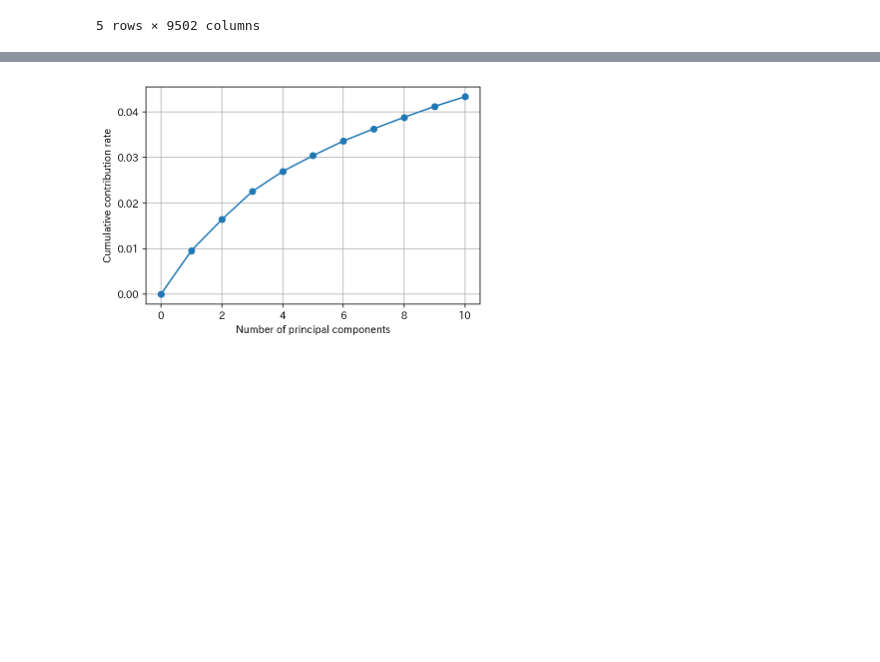
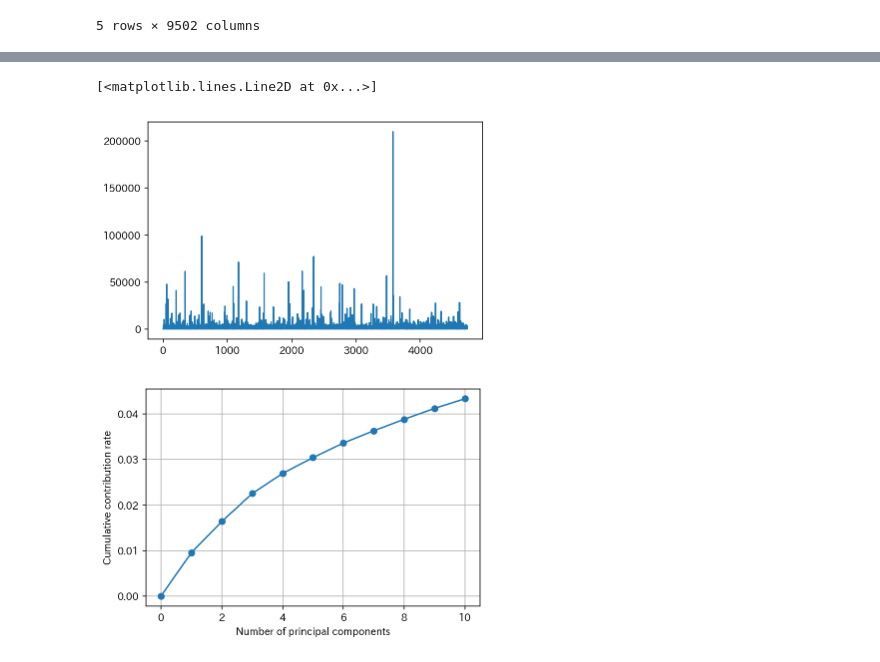
Before and after one commit to a0082273/aozora_bunko, a Jupyter notebook: notebook/make_word_feature.ipynb, the cells around one changed output, grey strips where cells are left out. Cells and saved outputs as stored; diff of their text form; code cells hidden in the pictures; blank space fills up the shorter version.

```diff
--- a/notebook/make_word_feature.ipynb
+++ b/notebook/make_word_feature.ipynb
@@ -262,3 +269,8 @@ tfidf_df.head()
+# %%
+plt.plot(word_df.sum(axis=1))
+# %% [output]
+[<matplotlib.lines.Line2D at 0x...>]
+[figure, added]
 # %%
 import matplotlib.ticker as ticker
 # %%
```
Also changed, not shown: parts of 2 cells of this notebook, 6 other files.
